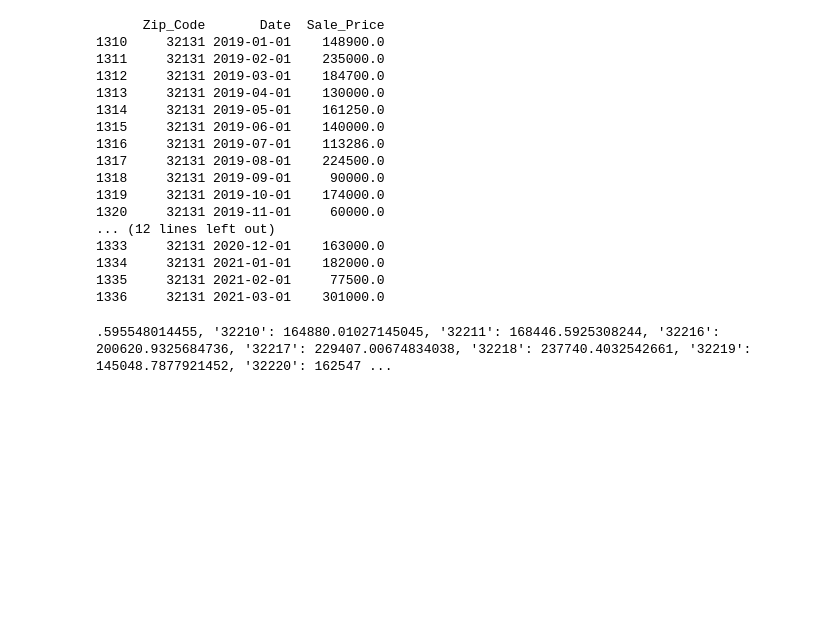
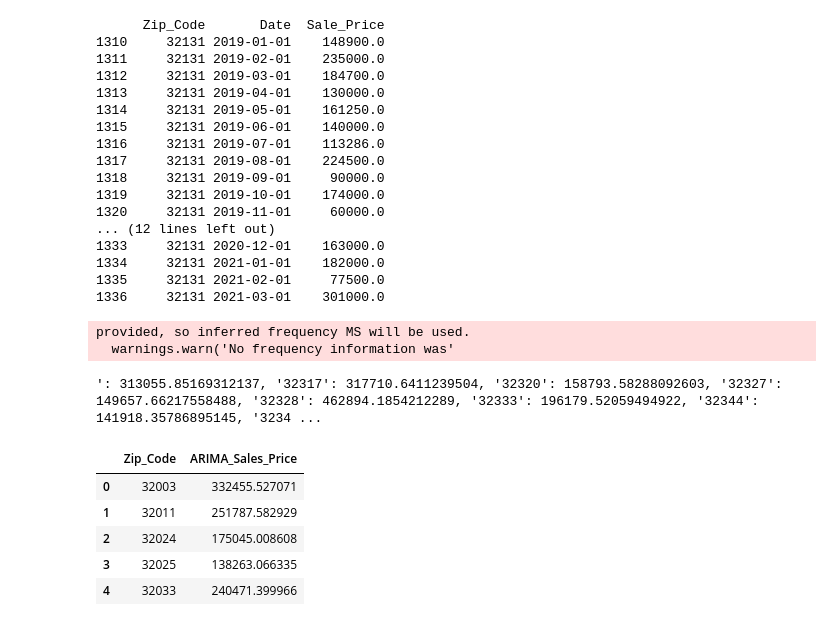
Before and after one commit to FinalProject-2021/Housing_Valuation, a Jupyter notebook: arima_test_BM.ipynb, the cells around one changed output. Saved outputs shown, nothing was run; the diff lists cells and outputs as text; code cells hidden in the pictures; blank space fills up the shorter version.

Commit message:
Move ML Output files & Updated ARIMA file headers

```diff
--- a/arima_test_BM.ipynb
+++ b/arima_test_BM.ipynb
@@ -12,7 +12,7 @@ data = pd.read_csv("./Resources/Final_Data.csv")
 # %%
 
 time_series_data = data.filter(['Zip_Code', 'Date', 'Sale_Price'], axis=1)
-time_series_data.Date=pd.to_datetime(series['Date'])
+time_series_data.Date=pd.to_datetime(time_series_data['Date'])
 zip_grouped = time_series_data.groupby(['Zip_Code'])
 fl_grouped = time_series_data.groupby(['Date'], as_index=False)['Sale_Price'].mean()
 fl_grouped_df = pd.DataFrame(fl_grouped)
@@ -197,7 +197,10 @@ for i in zip_group_array:
 
     except:
         pass
+# %% [output]
+provided, so inferred frequency MS will be used.
+  warnings.warn('No frequency information was'
 # %%
 print(reports)
 # %% [output]
-.595548014455, '32210': 164880.01027145045, '32211': 168446.5925308244, '32216': 200620.9325684736, '32217': 229407.00674834038, '32218': 237740.4032542661, '32219': 145048.7877921452, '32220': 162547 ...
+': 313055.85169312137, '32317': 317710.6411239504, '32320': 158793.58288092603, '32327': 149657.66217558488, '32328': 462894.1854212289, '32333': 196179.52059494922, '32344': 141918.35786895145, '3234 ...
@@ -207,3 +207,17 @@ zip_code_april_2021_preds.to_csv("April_2021_preds_by_zip")
+# %%
+zip_code_april_2021_preds = pd.DataFrame.from_dict(reports, orient='index')
+zip_code_april_2021_preds = zip_code_april_2021_preds.reset_index()
+zip_code_april_2021_preds = zip_code_april_2021_preds.rename(columns={'index':'Zip_Code',0:'ARIMA_Sales_Price'})
+ARIMA_path = os.path.abspath('Resources/ML_Outputs/April_2021_preds_by_zip.csv')
+zip_code_april_2021_preds.to_csv(ARIMA_path, index=False)
+zip_code_april_2021_preds.head()
+# %% [output]
+|  | Zip_Code | ARIMA_Sales_Price |
+| 0 | 32003 | 332455.527071 |
+| 1 | 32011 | 251787.582929 |
+| 2 | 32024 | 175045.008608 |
+| 3 | 32025 | 138263.066335 |
+| 4 | 32033 | 240471.399966 |
 # %%
 # Bins for 'high growth', 'low growth', and 'loss' groups
 # growth_bins = {}
```
Also changed, not shown: parts of 6 cells of this notebook, 3 other files.
